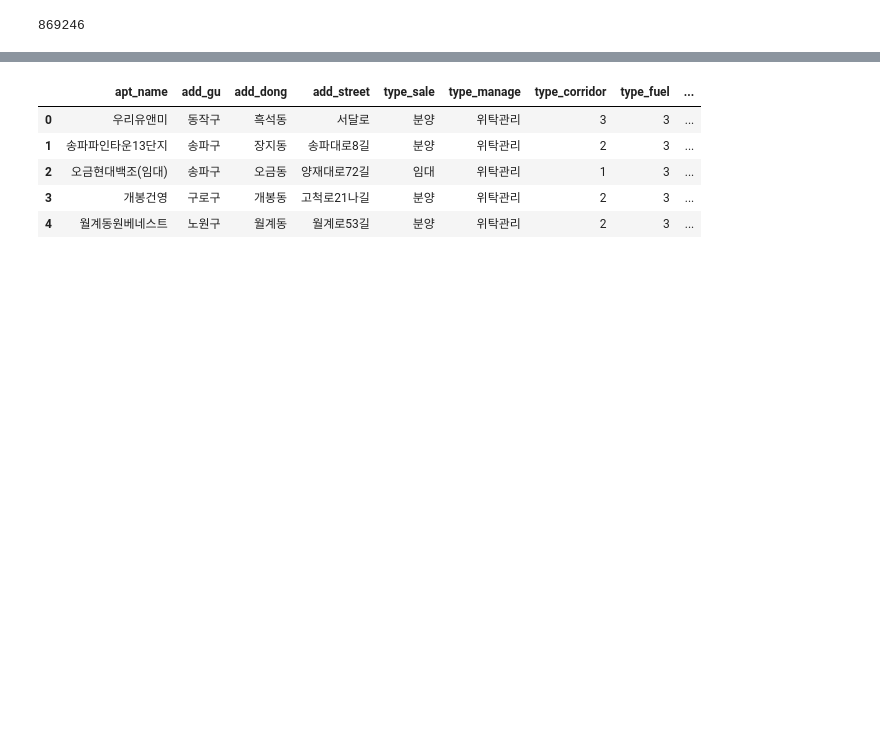
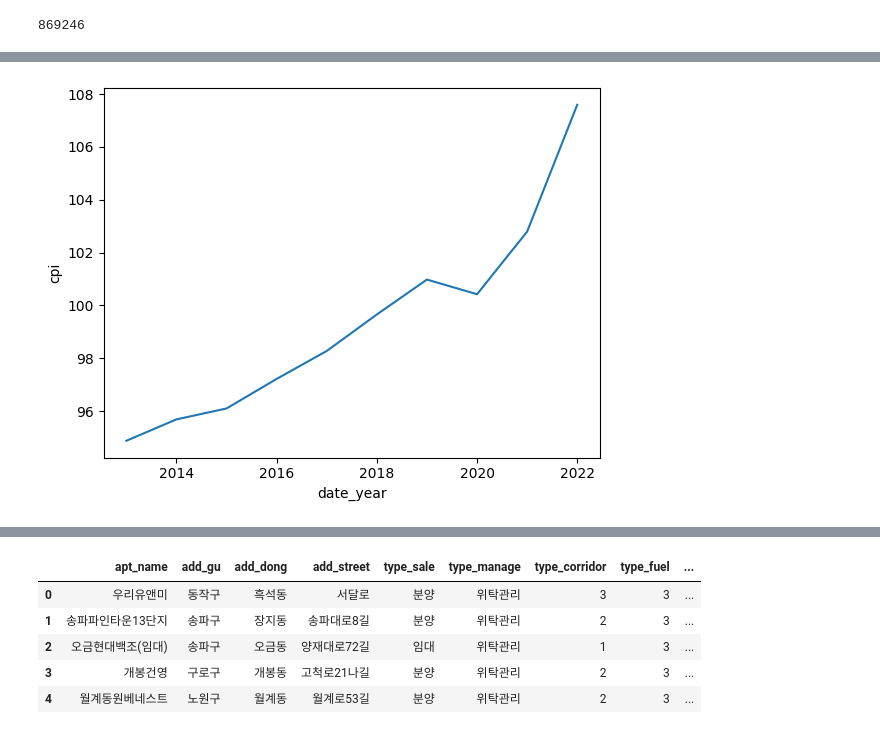
Before and after one commit to Jesimsim/ds-section2-project, a Jupyter notebook: section2_project_practice.ipynb, the cells around one changed output, grey strips where cells are left out. Drawn from its saved outputs; the diff is of its cells as text; code cells hidden in the pictures; blank space fills up the shorter version.

```diff
--- a/section2_project_practice.ipynb
+++ b/section2_project_practice.ipynb
@@ -946,0 +960,10 @@ df[df.price > 200000].price.count()
+# %%
+# df.dollar_rate = df.dollar_rate.str.replace(',','').astype('float')
+df.dubaioilrate = df.dubaioilrate.astype('float')
+# sns.lineplot(data=df.groupby('date_year')[['baserate','dollar_rate','dubaioilrate','min_wage','cpi']].mean().reset_index(), x='date_year',y='baserate');
+# sns.lineplot(data=df.groupby('date_year')[['baserate','dollar_rate','dubaioilrate','min_wage','cpi']].mean().reset_index(), x='date_year',y='dollar_rate');
+# sns.lineplot(data=df.groupby('date_year')[['baserate','dollar_rate','dubaioilrate','min_wage','cpi']].mean().reset_index(), x='date_year',y='dubaioilrate');
+# sns.lineplot(data=df.groupby('date_year')[['baserate','dollar_rate','dubaioilrate','min_wage','cpi']].mean().reset_index(), x='date_year',y='min_wage');
+sns.lineplot(data=df.groupby('date_year')[['baserate','dollar_rate','dubaioilrate','min_wage','cpi']].mean().reset_index(), x='date_year',y='cpi');
+# %% [output]
+[figure, added]
```
Also changed, not shown: parts of 47 cells of this notebook.
